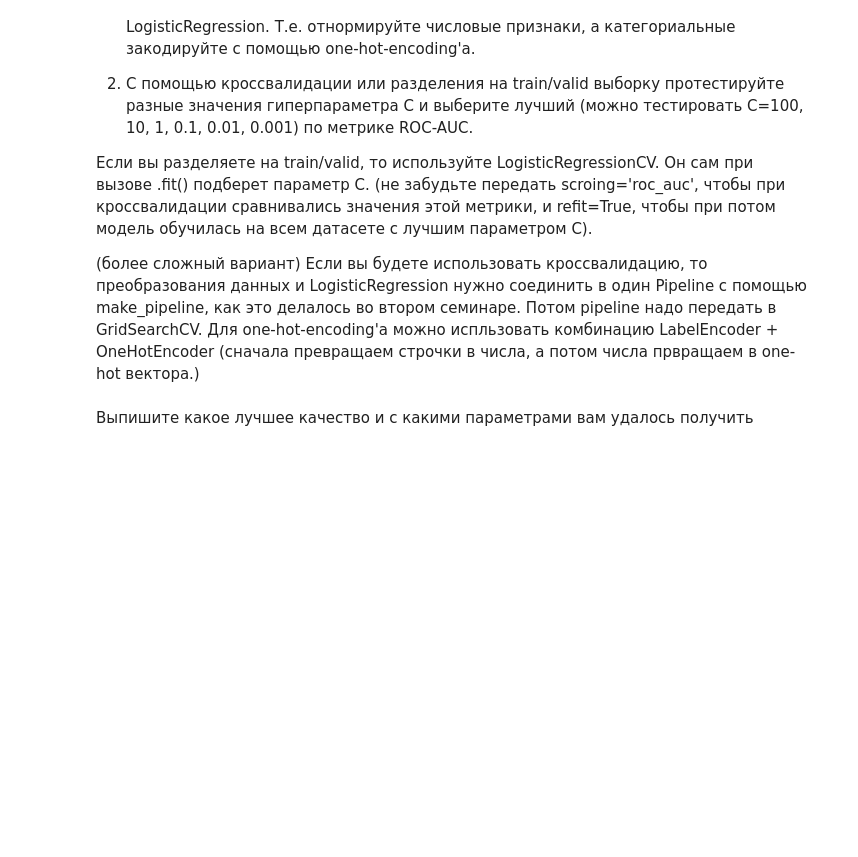
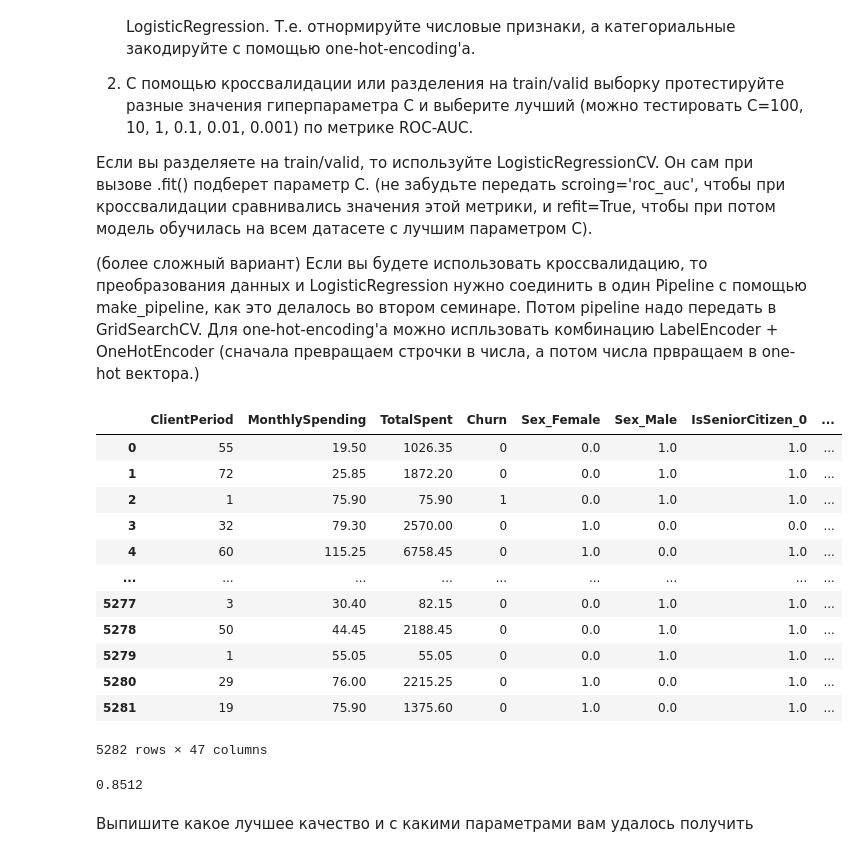
Before and after one commit to bbalandin/Trial, a Jupyter notebook: week_03_composition_model_selection/Homework/hw_3_kaggle.ipynb, the cells around one changed output. Cells and saved outputs as stored; diff of their text form; code cells hidden in the pictures; blank space fills up the shorter version.

```diff
--- a/week_03_composition_model_selection/Homework/hw_3_kaggle.ipynb
+++ b/week_03_composition_model_selection/Homework/hw_3_kaggle.ipynb
@@ -301,0 +324,25 @@ from sklearn.pipeline import make_pipeline
+# %%
+from sklearn.preprocessing import OneHotEncoder
+
+
+encoder = OneHotEncoder(sparse_output=False)
+one_hot_encoded = encoder.fit_transform(data[cat_cols])
+one_hot_df = pd.DataFrame(one_hot_encoded, columns=encoder.get_feature_names_out(cat_cols), index=data.index
+                          )
+data_encoded = pd.concat([data, one_hot_df], axis=1) # датасет с обработанными категориальными признаками
+data_encoded = data_encoded.drop(cat_cols, axis=1)
+data_encoded
+# %% [output]
+|  | ClientPeriod | MonthlySpending | TotalSpent | Churn | Sex_Female | Sex_Male | IsSeniorCitizen_0 | ... |
+| 0 | 55 | 19.50 | 1026.35 | 0 | 0.0 | 1.0 | 1.0 | ... |
+| 1 | 72 | 25.85 | 1872.20 | 0 | 0.0 | 1.0 | 1.0 | ... |
+| 2 | 1 | 75.90 | 75.90 | 1 | 0.0 | 1.0 | 1.0 | ... |
+| 3 | 32 | 79.30 | 2570.00 | 0 | 1.0 | 0.0 | 0.0 | ... |
+| 4 | 60 | 115.25 | 6758.45 | 0 | 1.0 | 0.0 | 1.0 | ... |
+| ... | ... | ... | ... | ... | ... | ... | ... | ... |
+| 5277 | 3 | 30.40 | 82.15 | 0 | 0.0 | 1.0 | 1.0 | ... |
+| 5278 | 50 | 44.45 | 2188.45 | 0 | 0.0 | 1.0 | 1.0 | ... |
+| 5279 | 1 | 55.05 | 55.05 | 0 | 0.0 | 1.0 | 1.0 | ... |
+| 5280 | 29 | 76.00 | 2215.25 | 0 | 1.0 | 0.0 | 1.0 | ... |
+| 5281 | 19 | 75.90 | 1375.60 | 0 | 1.0 | 0.0 | 1.0 | ... |
+5282 rows × 47 columns
@@ -302,3 +360,10 @@ from sklearn.pipeline import make_pipeline
+# %%
+hyperparameters_search = LogisticRegressionCV(scoring='roc_auc', cv=3, refit=True, random_state=42)
+hyperparameters_search.fit(X_train, y_train)
+y_val_predicted = hyperparameters_search.predict_proba(X_val)[:, 1]
+print(round(roc_auc_score(y_val, y_val_predicted), 4))
+# %% [output]
+0.8512
 # %% [markdown]
 Выпишите какое лучшее качество и с какими параметрами вам удалось получить
 # %% [markdown]
```
Also changed, not shown: parts of 18 cells of this notebook.
